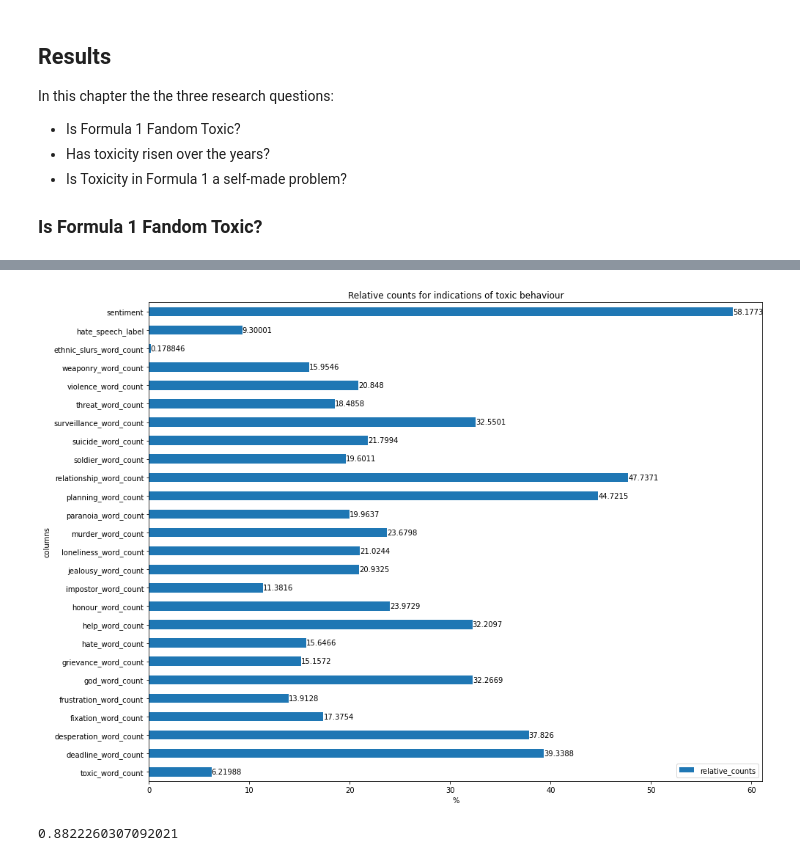
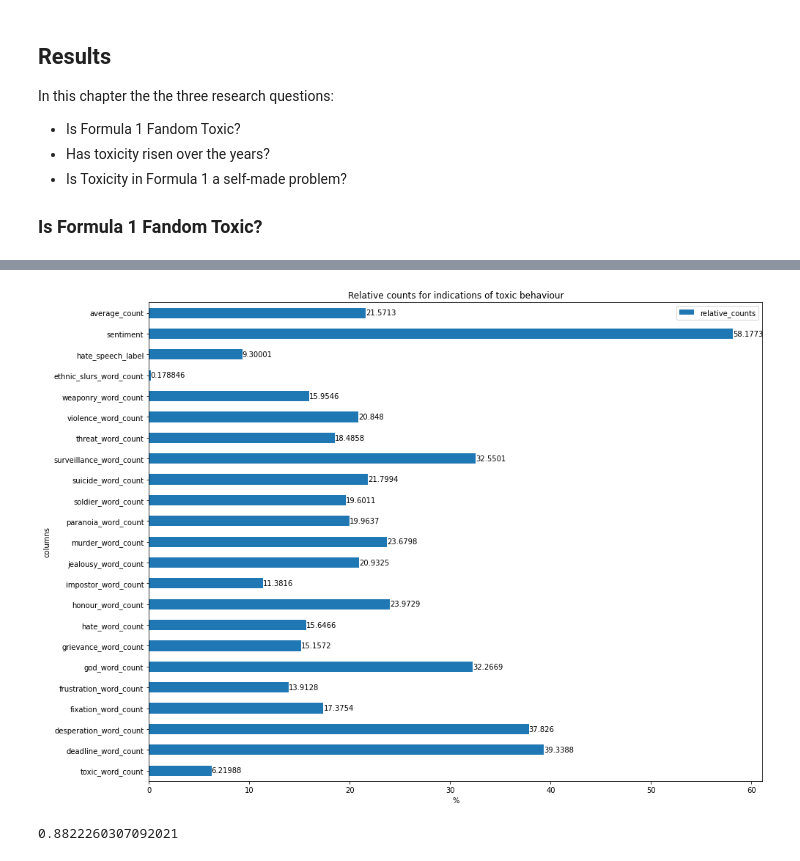
Before and after one commit to lkno0705/ToxicF1Cac, a Jupyter notebook: final.ipynb, the cells around one changed output, grey strips where cells are left out. Cells and saved outputs as stored; diff of their text form; code cells hidden in the pictures.

Commit message:
add result plots

```diff
--- a/final.ipynb
+++ b/final.ipynb
@@ -562,35 +437,38 @@ comment_df
 # %%
 import matplotlib.pyplot as plt
 import swifter
 
 relative_counts = []
 columns = ['toxic_word_count', 'deadline_word_count',
        'desperation_word_count', 'fixation_word_count',
        'frustration_word_count', 'god_word_count', 'grievance_word_count',
-       'hate_word_count', 'help_word_count', 'honour_word_count',
-       'impostor_word_count', 'jealousy_word_count', 'loneliness_word_count',
-       'murder_word_count', 'paranoia_word_count', 'planning_word_count',
-       'relationship_word_count', 'soldier_word_count', 'suicide_word_count',
+       'hate_word_count', 'honour_word_count',
+       'impostor_word_count', 'jealousy_word_count',
+       'murder_word_count', 'paranoia_word_count',
+       'soldier_word_count', 'suicide_word_count',
        'surveillance_word_count', 'threat_word_count', 'violence_word_count',
        'weaponry_word_count', 'ethnic_slurs_word_count', 'hate_speech_label', 'sentiment']
 
 # calculate relative counts
 for column in columns[:-2]:
     relative_count = (comment_df[column].swifter.progress_bar(False).apply(lambda c: 1 if c > 0.0 else 0).sum() * 100) / len(comment_df)
     relative_counts.append(relative_count)
 
 relative_counts.append((comment_df["hate_speech_label"].swifter.progress_bar(False).apply(lambda l: 1 if l != "NON_HATE" else 0).sum() * 100) / len(comment_df))
 relative_counts.append((comment_df["sentiment"].swifter.progress_bar(False).apply(lambda l: 1 if l != "POSITIVE" else 0).sum() * 100) / len(comment_df))
 
+relative_counts.append(pd.Series(relative_counts).mean())
+columns.append("average_count")
+
 ax = pd.DataFrame(
     {
         "relative_counts": relative_counts,
         "columns": columns
     }
 ).plot(kind="barh", x="columns", y="relative_counts", figsize=(15,12), xlabel="%", title="Relative counts for indications of toxic behaviour")
 ax = ax.bar_label(ax.containers[0])
 # %% [output]
-[figure, old version]
+[figure, new version]
 # %%
 comment_df.hate_speech_score.mean()
 # %% [output]
```
Also changed, not shown: parts of 25 cells of this notebook, 9 other files.
